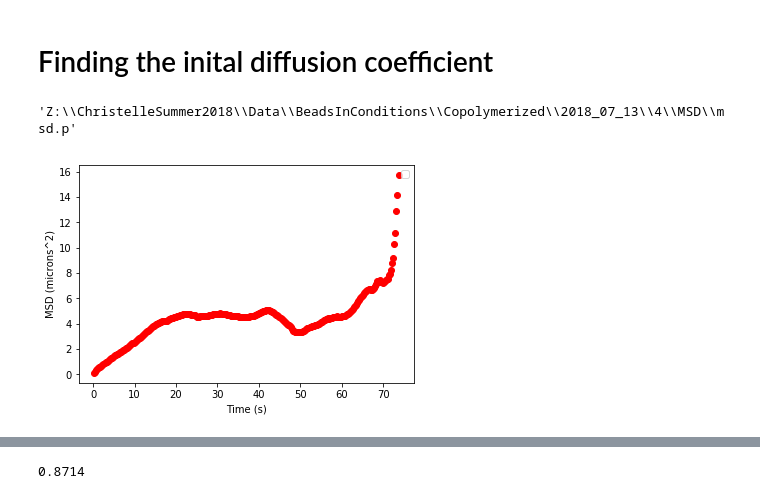
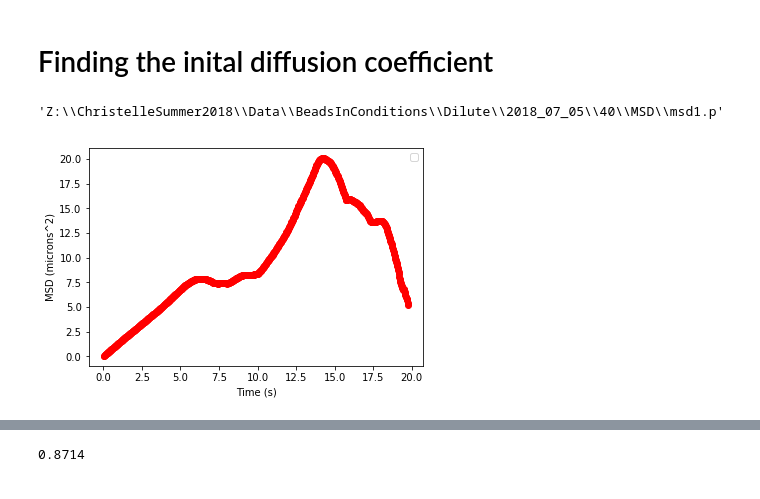
Before and after one commit to chmatsuda/ParticleTracking-Python, a Jupyter notebook: jupyter_notebooks/Particle Tracking, Finding the MSD.ipynb, the cells around one changed output, grey strips where cells are left out. Drawn from its saved outputs; the diff is of its cells as text; code cells hidden in the pictures.

```diff
--- a/jupyter_notebooks/Particle Tracking, Finding the MSD.ipynb
+++ b/jupyter_notebooks/Particle Tracking, Finding the MSD.ipynb
@@ -40,10 +40,10 @@ import pickle
 #data_directory = "//Volumes//USB DISK//60fps_2//" #Notice the double slashes!
 
 ##PC
-data_directory = "Z:\\ChristelleSummer2018\\Data\\BeadsInConditions\\Copolymerized\\2018_07_13\\9.5\\2018_07_13_Copoly9.5fps_1\\"
+data_directory = "Z:\\ChristelleSummer2018\\Data\\BeadsInConditions\\Dilute\\2018_07_05\\40\\2018_07_05_Dilute40fps2_3\\"
 #data_file = "Substack (1-500).tif"
 data_file = data_directory.split('\\')[-2]+"_MMStack_Pos0.ome.tif"
-frame_rate = 9.5
+frame_rate = 40.0
 # %% [markdown]
 ### Let's inspect the data
 
@@ -127,7 +127,7 @@ Did that look okay? You should see a figure appear with green dots where the pro
 Now we'll run the feature-finding algorithm with the paramters we found on *all* frames.
 # %%
 feature_size = 7
-num_frames = int(51*frame_rate) #number of frames to find particles
+num_frames = 3000 #number of frames to find particles
 
 #Same parameters used as in "test".
 #NOTE: I set verbose=False here so it doesn't print out too much
@@ -151,6 +157,0 @@ Frame 450
-# %%
-data_directory = "Z:\\ChristelleSummer2018\\Data\\BeadsInConditions\\Copolymerized\\2018_07_13\\4\\2018_07_13_Copoly4fps_1\\"
-f = open(data_directory+'mt.p','rb')
-mt = pickle.load(f)
-f.close()
-frame_rate = 4.0
@@ -175,7 +160,7 @@ In each frame, the code has identified particles (i.e., features). Now we have t
 # %%
 ### Tracking with fancytrack:
 num_dimensions = 2 #We take 2-dimensional images
-max_displacement = 10 #3 #Maximum displacement between consecutive frames to count as same particle
+max_displacement = 2 #3 #Maximum displacement between consecutive frames to count as same particle
 goodenough = 20 #Minimum length for trajectory
 memory = 1 #how many consecutive frames a feature is allowed to skip.
 tracks = trackmem.trackmem(mt, max_displacement, num_dimensions, goodenough, memory)
@@ -278,9 +264,9 @@ for i in range(0,len(track_IDs_Length)):
     else:
         print "cutoff...", i
 # %%
-'\\'.join(data_directory.split("\\")[:-2])+"\\MSD\\msd.p"
+'\\'.join(data_directory.split("\\")[:-2])+'\\MSD\\msd1.p'
 # %% [output]
-'Z:\\ChristelleSummer2018\\Data\\BeadsInConditions\\Copolymerized\\2018_07_13\\4\\MSD\\msd.p'
+'Z:\\ChristelleSummer2018\\Data\\BeadsInConditions\\Dilute\\2018_07_05\\40\\MSD\\msd1.p'
 # %%
 pixel_size = 0.189 #Multiplying by 2 because image was 2x2 binned. This is for 40x on Motic.
 
@@ -291,36 +277,36 @@ times= np.arange(1,len(msd)+1)/frame_rate
 # %%
 ##Saves the msds as a python file to be used later and as a csv text file for ease of access
 save_to = '\\'.join(data_directory.split("\\")[:-2])
-pickle.dump(msd, open(save_to + '\\MSD\\msd1.p' , 'wb')) ##this will save to the
-pickle.dump(times, open(save_to + '\\MSD\\times1.p' , 'wb'))
+pickle.dump(msd, open(save_to + '\\MSD\\msd3.p' , 'wb')) ##this will save to the
+#pickle.dump(times, open(save_to + '\\MSD\\times1.p' , 'wb'))
 #np.savetxt(data_directory+'TimesMsd.txt',np.transpose((times,msd)),delimiter=',')
 ## pickle.dump(video_number, open(save_to + '\\'+'video_number.p', 'wb')) ##this will save to the fps folder and keep overwriting...
 
 mpld3.enable_notebook()
 
 # pylab.loglog(times5, msd5,'ro', alpha = .1)
 # pylab.plot(times10, msd10,'bo', alpha = .1)
 # pylab.plot(times20, msd20,'yo', alpha = .1)
 # pylab.plot(times30, msd30,'go', alpha = .1)
 # pylab.plot(times40, msd40,'ro', alpha = .1)#Plot mean-squared displacement versus time with red filled circlesal
 # pylab.plot(times100, msd100,'mo', alpha = .1)
 # pylab.plot(times100_5, msd100_5,'co', alpha = .1)
 
 #pylab.plot(timesdisp1, msddisp1,'ro', alpha = .1)
 # pylab.plot(timesdisp3, msddisp3,'mo', alpha = .6, label = '3')
 # pylab.plot(timesdisp5, msddisp5,'co', alpha = .6,label = '5')
 # pylab.plot(timesdisp7, msddisp7,'bo', alpha = .6,label = '7')
 # pylab.plot(timesdisp9, msddisp9,'yo', alpha = .6,label = '9')
 #pylab.plot(timesdisp11, msddisp11,'go', alpha = .6,label = '11')#Plot mean-squared displacement versus time with red filled circlesal
 
 pylab.plot(times,msd,'ro')
 pylab.legend() #puts the 'label' on the plot
 pylab.xlabel('Time (s)');
 pylab.ylabel('MSD (microns^2)');
 pylab.savefig(data_directory+'MSDPlot.png')
 #pylab.savefig(data_directory+'MSDPlotMaxCutoffs.pdf')
 # %% [output]
-[figure, old version]
+[figure, new version]
 # %%
 print np.shape(timesdisp11)
 print np.shape(msddisp11)
```
Also changed, not shown: parts of 11 cells of this notebook, 3 other files.
